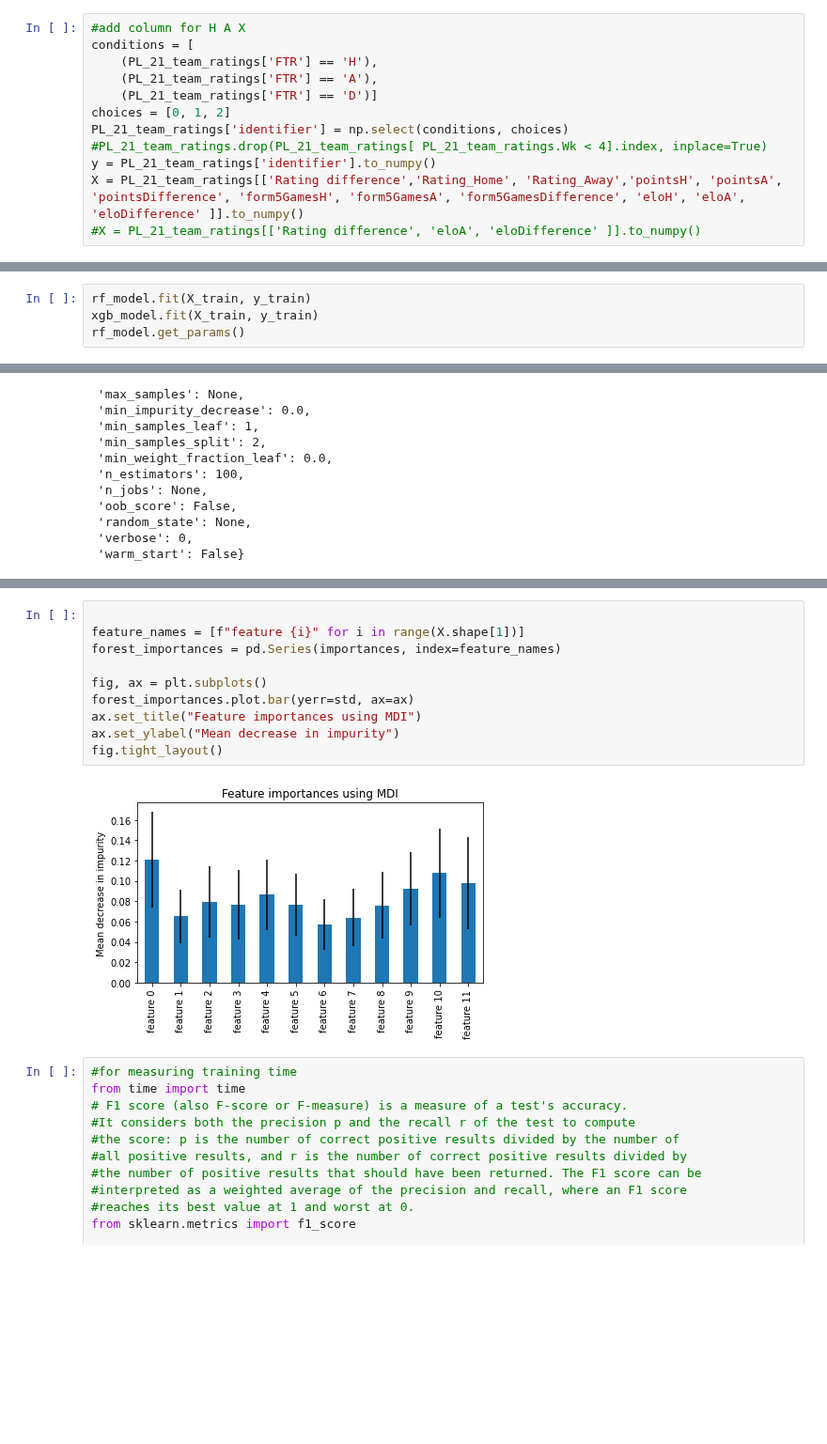
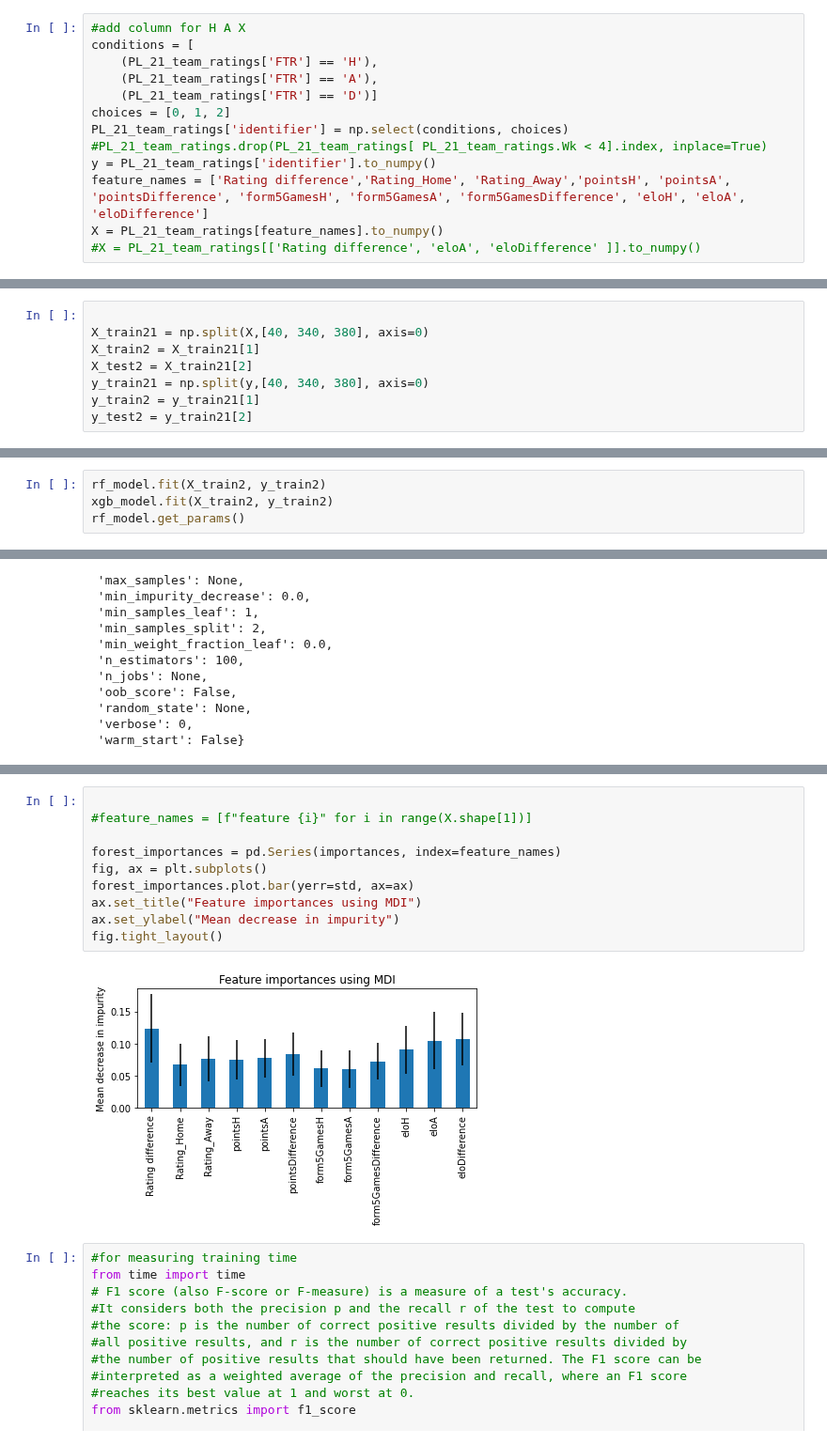
Before and after one commit to Giuliano99/Masterarbeit, a Jupyter notebook: Random Forest.ipynb, the cells around one changed output, grey strips where cells are left out. Shown at 94% size. Cells and saved outputs as stored; diff of their text form; blank space fills up the shorter version.

Commit message:
implement radnom forest goalkeeper rating

```diff
--- a/Random Forest.ipynb
+++ b/Random Forest.ipynb
@@ -195,7 +195,16 @@ choices = [0, 1, 2]
 PL_21_team_ratings['identifier'] = np.select(conditions, choices)
 #PL_21_team_ratings.drop(PL_21_team_ratings[ PL_21_team_ratings.Wk < 4].index, inplace=True)
 y = PL_21_team_ratings['identifier'].to_numpy()
-X = PL_21_team_ratings[['Rating difference','Rating_Home', 'Rating_Away','pointsH', 'pointsA', 'pointsDifference', 'form5GamesH', 'form5GamesA', 'form5GamesDifference', 'eloH', 'eloA', 'eloDifference' ]].to_numpy()
+feature_names = ['Rating difference','Rating_Home', 'Rating_Away','pointsH', 'pointsA', 'pointsDifference', 'form5GamesH', 'form5GamesA', 'form5GamesDifference', 'eloH', 'eloA', 'eloDifference']
+X = PL_21_team_ratings[feature_names].to_numpy()
 #X = PL_21_team_ratings[['Rating difference', 'eloA', 'eloDifference' ]].to_numpy()
 # %%
 X_train, X_test, y_train, y_test = train_test_split(X, y, test_size=0.15, random_state=42)
+# %%
+
+X_train21 = np.split(X,[40, 340, 380], axis=0)
+X_train2 = X_train21[1]
+X_test2 = X_train21[2]
+y_train21 = np.split(y,[40, 340, 380], axis=0)
+y_train2 = y_train21[1]
+y_test2 = y_train21[2]
@@ -213,8 +233,8 @@ y_test : (57,)
 rf_model = RandomForestClassifier()
 xgb_model = xgb.XGBClassifier(seed = 82)
 # %%
-rf_model.fit(X_train, y_train)
-xgb_model.fit(X_train, y_train)
+rf_model.fit(X_train2, y_train2)
+xgb_model.fit(X_train2, y_train2)
 rf_model.get_params()
 # %% [output]
 {'bootstrap': True,
@@ -257,15 +285,15 @@ Elapsed time to compute the importances: 0.024 seconds
 # %%
 
-feature_names = [f"feature {i}" for i in range(X.shape[1])]
+#feature_names = [f"feature {i}" for i in range(X.shape[1])]
+
 forest_importances = pd.Series(importances, index=feature_names)
-
 fig, ax = plt.subplots()
 forest_importances.plot.bar(yerr=std, ax=ax)
 ax.set_title("Feature importances using MDI")
 ax.set_ylabel("Mean decrease in impurity")
 fig.tight_layout()
 # %% [output]
-[figure, old version]
+[figure, new version]
 # %%
 #for measuring training time
 from time import time
```
Also changed, not shown: parts of 7 cells of this notebook, 2 other files.
